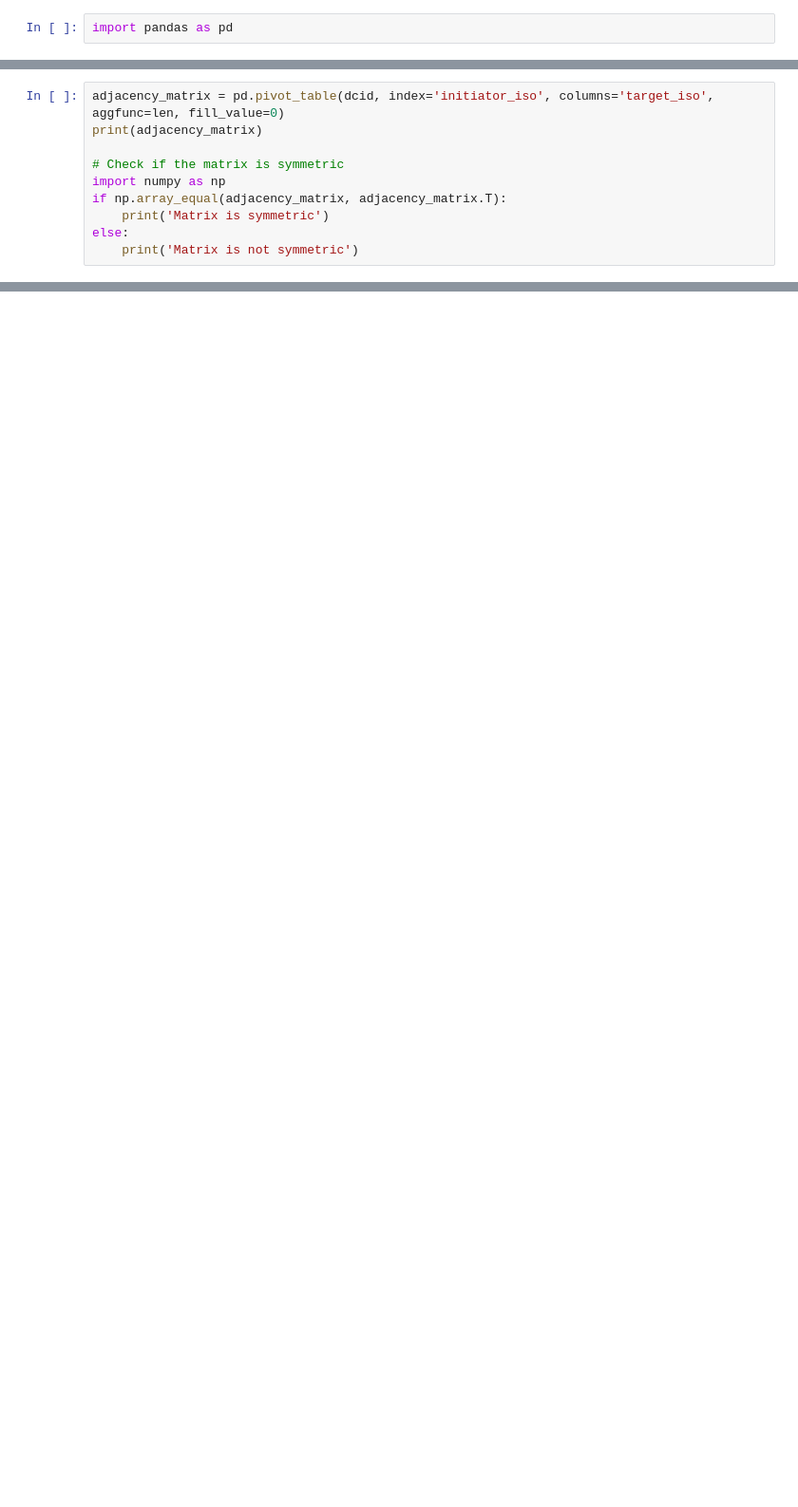
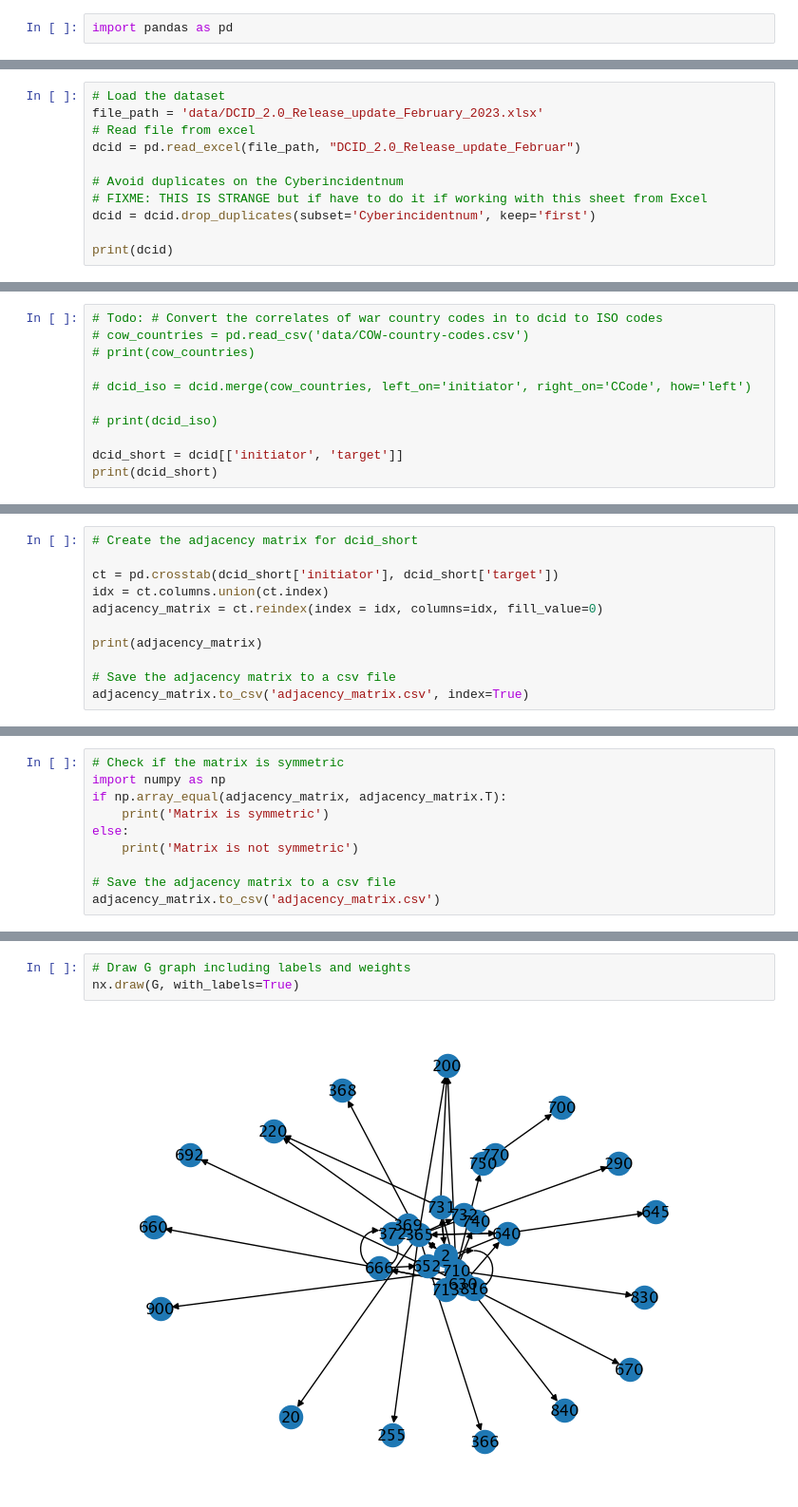
Before and after one commit to freinhard/dcid-sna, a Jupyter notebook: cyber-network.ipynb, the cells around one changed output, grey strips where cells are left out. Shown at 95% size. Cells and saved outputs as stored; diff of their text form; blank space fills up the shorter version.

Commit message:
Load the data from Excel and filter it

```diff
--- a/cyber-network.ipynb
+++ b/cyber-network.ipynb
@@ -53,0 +11,11 @@ print(dcid.head())
+# %%
+# Load the dataset
+file_path = 'data/DCID_2.0_Release_update_February_2023.xlsx'
+# Read file from excel
+dcid = pd.read_excel(file_path, "DCID_2.0_Release_update_Februar")
+
+# Avoid duplicates on the Cyberincidentnum
+# FIXME: THIS IS STRANGE but if have to do it if working with this sheet from Excel
+dcid = dcid.drop_duplicates(subset='Cyberincidentnum', keep='first')
+
+print(dcid)
@@ -53,0 +40,11 @@ print(dcid.head())
+# %%
+# Todo: # Convert the correlates of war country codes in to dcid to ISO codes
+# cow_countries = pd.read_csv('data/COW-country-codes.csv')
+# print(cow_countries)
+
+# dcid_iso = dcid.merge(cow_countries, left_on='initiator', right_on='CCode', how='left')
+
+# print(dcid_iso)
+
+dcid_short = dcid[['initiator', 'target']]
+print(dcid_short)
@@ -53,0 +66,11 @@ print(dcid.head())
+# %%
+# Create the adjacency matrix for dcid_short
+
+ct = pd.crosstab(dcid_short['initiator'], dcid_short['target'])
+idx = ct.columns.union(ct.index)
+adjacency_matrix = ct.reindex(index = idx, columns=idx, fill_value=0)
+
+print(adjacency_matrix)
+
+# Save the adjacency matrix to a csv file
+adjacency_matrix.to_csv('adjacency_matrix.csv', index=True)
@@ -54,11 +95,11 @@ print(dcid.head())
 # %%
-adjacency_matrix = pd.pivot_table(dcid, index='initiator_iso', columns='target_iso', aggfunc=len, fill_value=0)
-print(adjacency_matrix)
-
 # Check if the matrix is symmetric
 import numpy as np
 if np.array_equal(adjacency_matrix, adjacency_matrix.T):
     print('Matrix is symmetric')
 else:
     print('Matrix is not symmetric')
+
+# Save the adjacency matrix to a csv file
+adjacency_matrix.to_csv('adjacency_matrix.csv')
 # %% [output]
@@ -115,0 +115,5 @@ nx.draw(G, with_labels=True, node_color=[G.degree(node) for node in G], edge_col
+# %%
+# Draw G graph including labels and weights
+nx.draw(G, with_labels=True)
+# %% [output]
+[figure, added]
```
Also changed, not shown: parts of 19 cells of this notebook, 2 other files.
